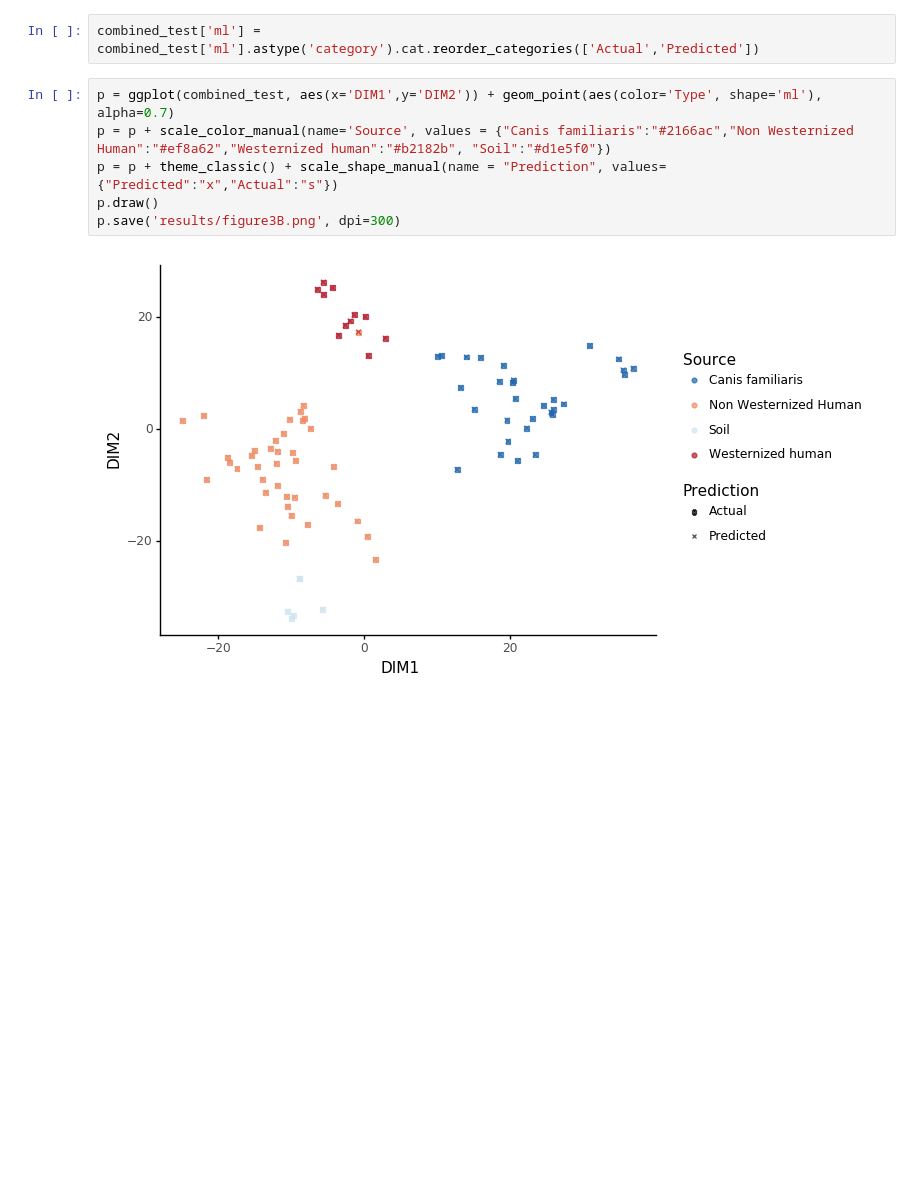
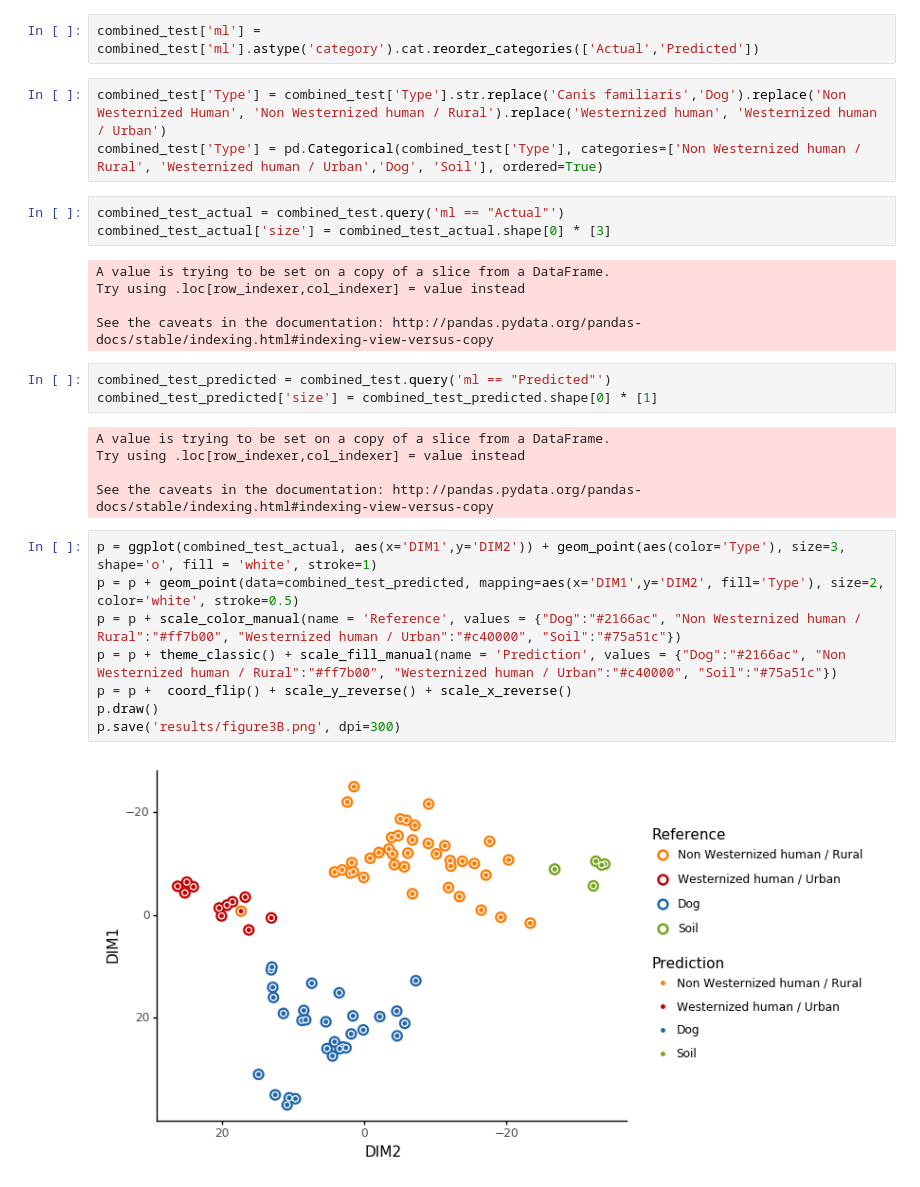
Before and after one commit to maxibor/coproid-article, a Jupyter notebook: figures/figure3/figure3.ipynb, the cells around one changed output. Drawn from its saved outputs; the diff is of its cells as text; blank space fills up the shorter version.

```diff
--- a/figures/figure3/figure3.ipynb
+++ b/figures/figure3/figure3.ipynb
@@ -235,11 +242,32 @@ combined_test = test_ds.append(predict_ds)
 combined_test['ml'] = ['Actual']*test_ds.shape[0]+['Predicted']*predict_ds.shape[0]
 # %%
 combined_test['ml'] = combined_test['ml'].astype('category').cat.reorder_categories(['Actual','Predicted'])
+# %%
+combined_test['Type'] = combined_test['Type'].str.replace('Canis familiaris','Dog').replace('Non Westernized Human', 'Non Westernized human / Rural').replace('Westernized human', 'Westernized human / Urban')
+combined_test['Type'] = pd.Categorical(combined_test['Type'], categories=['Non Westernized human / Rural', 'Westernized human / Urban','Dog', 'Soil'], ordered=True)
+# %%
+combined_test_actual = combined_test.query('ml == "Actual"')
+combined_test_actual['size'] = combined_test_actual.shape[0] * [3]
+# %% [output]
+A value is trying to be set on a copy of a slice from a DataFrame.
+Try using .loc[row_indexer,col_indexer] = value instead
+
+See the caveats in the documentation: http://pandas.pydata.org/pandas-docs/stable/indexing.html#indexing-view-versus-copy
+# %%
+combined_test_predicted = combined_test.query('ml == "Predicted"')
+combined_test_predicted['size'] = combined_test_predicted.shape[0] * [1]
+# %% [output]
+A value is trying to be set on a copy of a slice from a DataFrame.
+Try using .loc[row_indexer,col_indexer] = value instead
+
+See the caveats in the documentation: http://pandas.pydata.org/pandas-docs/stable/indexing.html#indexing-view-versus-copy
 # %%
-p = ggplot(combined_test, aes(x='DIM1',y='DIM2')) + geom_point(aes(color='Type', shape='ml'), alpha=0.7)
-p = p + scale_color_manual(name='Source', values = {"Canis familiaris":"#2166ac","Non Westernized Human":"#ef8a62","Westernized human":"#b2182b", "Soil":"#d1e5f0"})
-p = p + theme_classic() + scale_shape_manual(name = "Prediction", values={"Predicted":"x","Actual":"s"})
+p = ggplot(combined_test_actual, aes(x='DIM1',y='DIM2')) + geom_point(aes(color='Type'), size=3, shape='o', fill = 'white', stroke=1)
+p = p + geom_point(data=combined_test_predicted, mapping=aes(x='DIM1',y='DIM2', fill='Type'), size=2, color='white', stroke=0.5)
+p = p + scale_color_manual(name = 'Reference', values = {"Dog":"#2166ac", "Non Westernized human / Rural":"#ff7b00", "Westernized human / Urban":"#c40000", "Soil":"#75a51c"})
+p = p + theme_classic() + scale_fill_manual(name = 'Prediction', values = {"Dog":"#2166ac", "Non Westernized human / Rural":"#ff7b00", "Westernized human / Urban":"#c40000", "Soil":"#75a51c"})
+p = p +  coord_flip() + scale_y_reverse() + scale_x_reverse()
 p.draw()
 p.save('results/figure3B.png', dpi=300)
 # %% [output]
-[figure, old version]
+[figure, new version]
```
Also changed, not shown: parts of 4 cells of this notebook, 22 other files.
